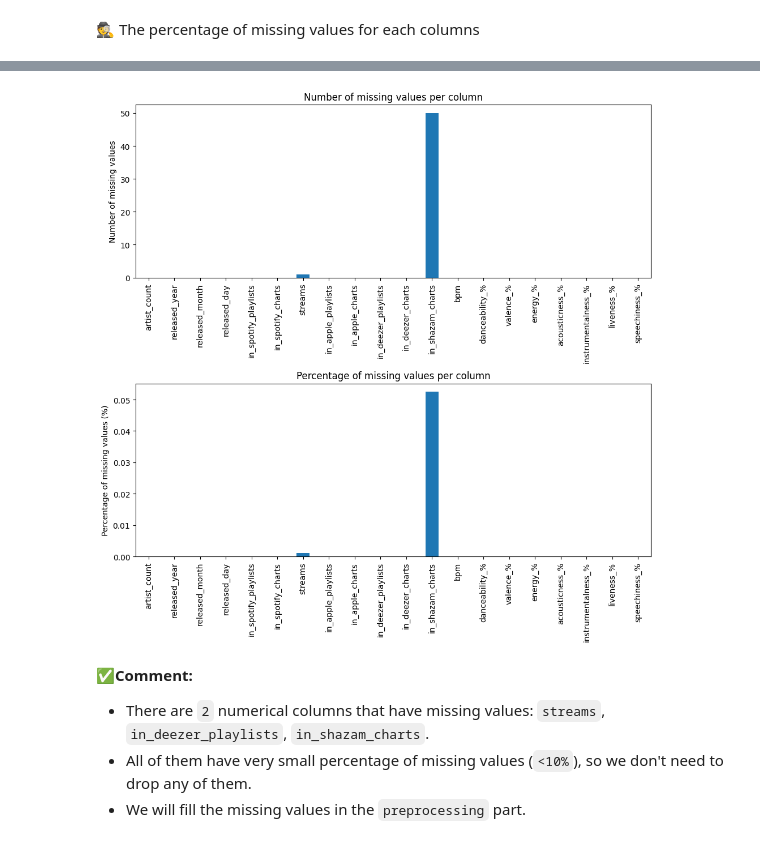
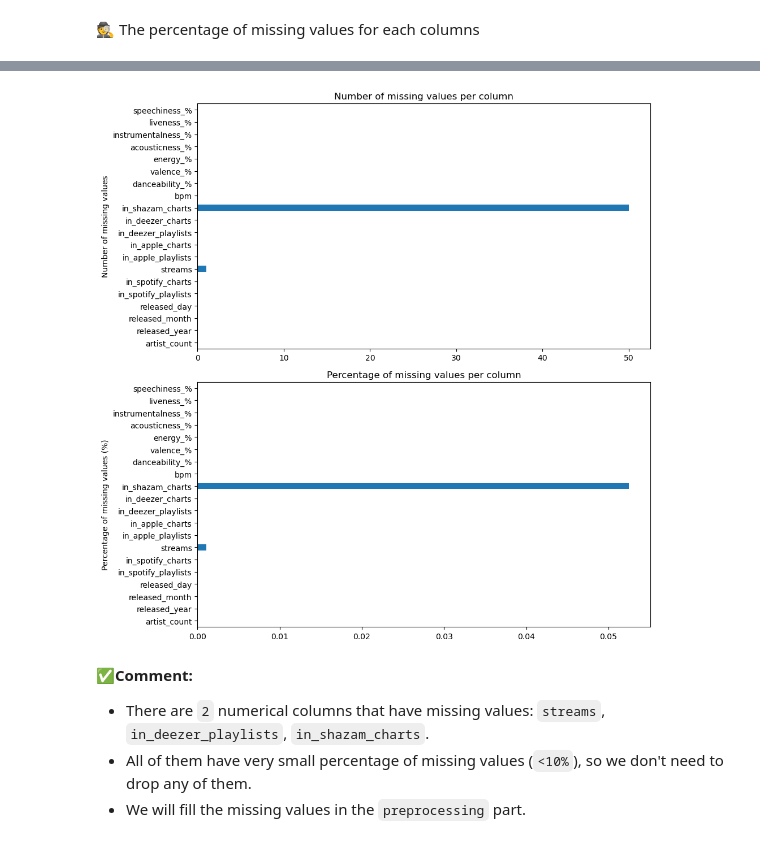
Before and after one commit to khanhnhan1512/Final-Project-DS-Programming, a Jupyter notebook: 02-Data_Exploration_and_Preprocessing.ipynb, the cells around one changed output, grey strips where cells are left out. Drawn from its saved outputs; the diff is of its cells as text; code cells hidden in the pictures.

```diff
--- a/02-Data_Exploration_and_Preprocessing.ipynb
+++ b/02-Data_Exploration_and_Preprocessing.ipynb
@@ -274,17 +275,17 @@ dtype: float64
 # %%
 missing_values_per_column = numerical_cols_df.isnull().sum()
 missing_values_per_column_percent = missing_values_per_column / numerical_cols_df.shape[0]
 fig, ax = plt.subplots(2, 1, figsize=(10, 10))
-missing_values_per_column.plot.bar(ax=ax[0])
+missing_values_per_column.plot.barh(ax=ax[0])
 ax[0].set_ylabel('Number of missing values')
 ax[0].set_title('Number of missing values per column')
-missing_values_per_column_percent.plot.bar(ax=ax[1])
+missing_values_per_column_percent.plot.barh(ax=ax[1])
 ax[1].set_ylabel('Percentage of missing values (%)')
 ax[1].set_title('Percentage of missing values per column')
 plt.tight_layout()
 plt.show()
 # %% [output]
-[figure, old version]
+[figure, new version]
 # %% [markdown]
 ✅**Comment:**
 - There are `2` numerical columns that have missing values: `streams`, `in_deezer_playlists`, `in_shazam_charts`.
```
Also changed, not shown: parts of 5 cells of this notebook, 1 other file.
